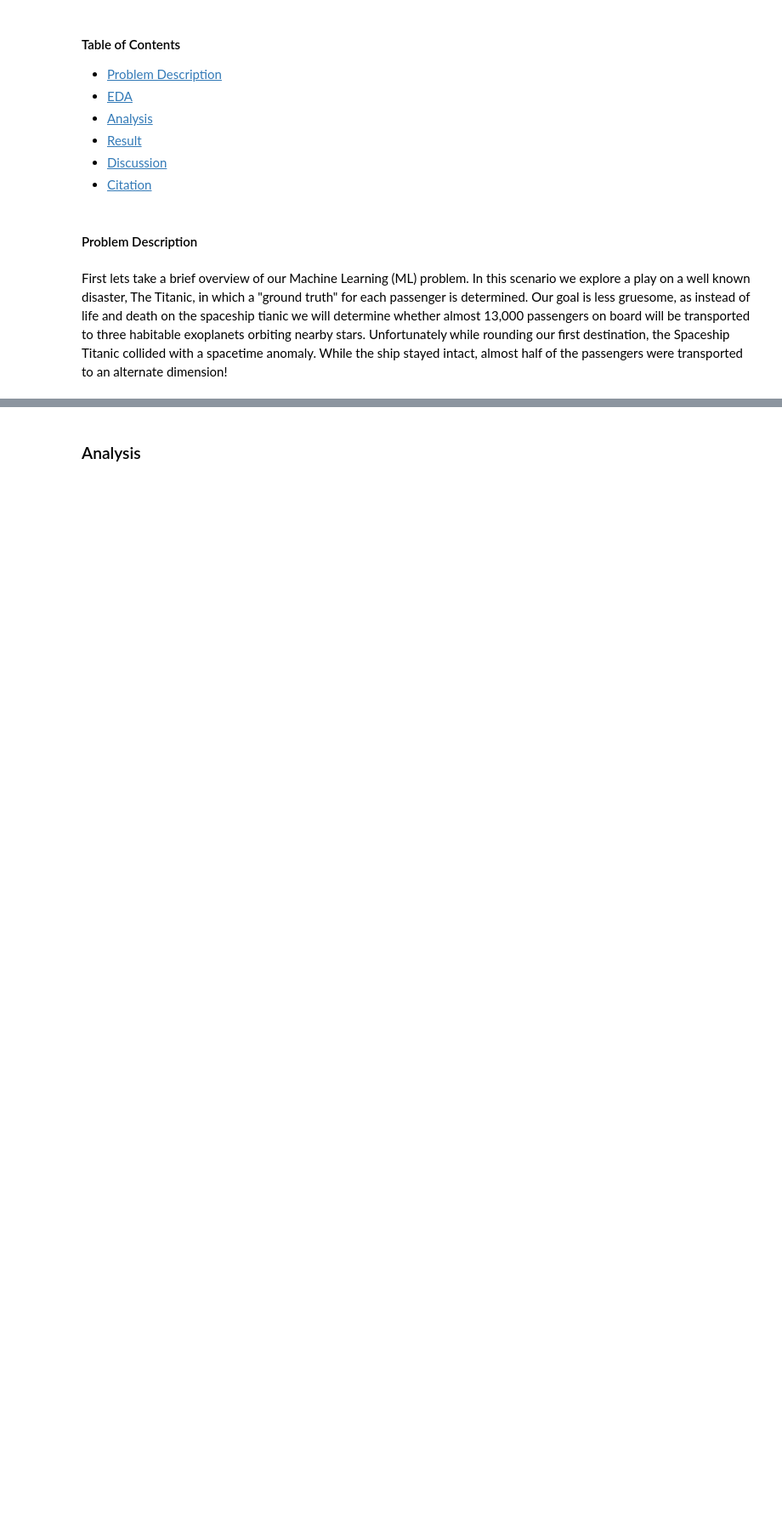
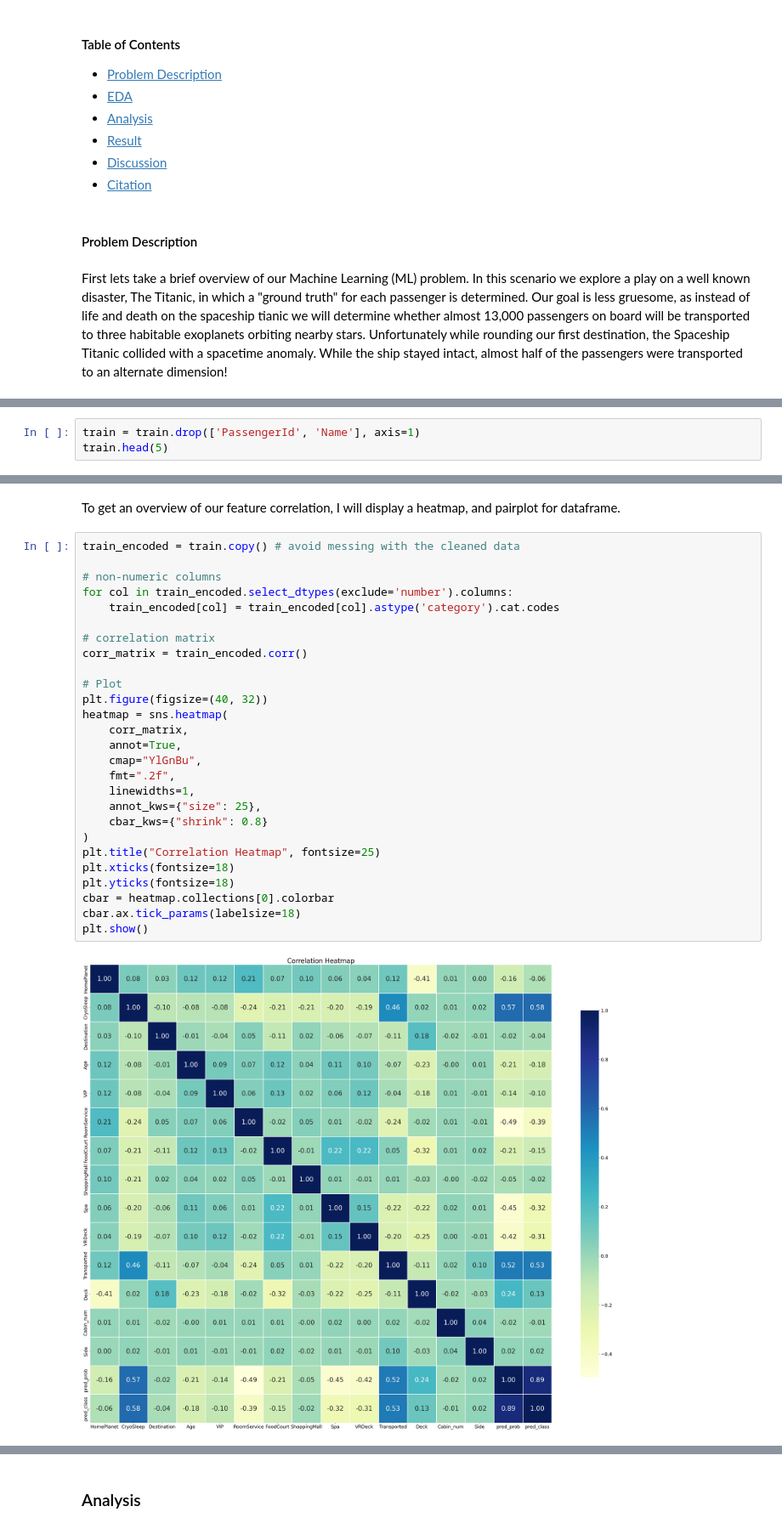
Before and after one commit to GHeart01/SpaceShip-Titanic-Supervised-ML-Project, a Jupyter notebook: SpaceshipTitanic.ipynb, the cells around one changed output, grey strips where cells are left out. Shown at 85% size. Drawn from its saved outputs; the diff is of its cells as text; blank space fills up the shorter version.

```diff
--- a/SpaceshipTitanic.ipynb
+++ b/SpaceshipTitanic.ipynb
@@ -147,0 +175,3 @@ print("Full train dataset shape is {}".format(dataset_df.shape))
+# %%
+train = train.drop(['PassengerId', 'Name'], axis=1)
+train.head(5)
@@ -147,0 +201,31 @@ print("Full train dataset shape is {}".format(dataset_df.shape))
+# %% [markdown]
+To get an overview of our feature correlation, I will display a heatmap, and pairplot for dataframe.
+# %%
+train_encoded = train.copy() # avoid messing with the cleaned data
+
+# non-numeric columns
+for col in train_encoded.select_dtypes(exclude='number').columns:
+    train_encoded[col] = train_encoded[col].astype('category').cat.codes
+
+# correlation matrix
+corr_matrix = train_encoded.corr()
+
+# Plot
+plt.figure(figsize=(40, 32))
+heatmap = sns.heatmap(
+    corr_matrix,
+    annot=True,
+    cmap="YlGnBu",
+    fmt=".2f",
+    linewidths=1,
+    annot_kws={"size": 25},
+    cbar_kws={"shrink": 0.8}
+)
+plt.title("Correlation Heatmap", fontsize=25)
+plt.xticks(fontsize=18)
+plt.yticks(fontsize=18)
+cbar = heatmap.collections[0].colorbar
+cbar.ax.tick_params(labelsize=18)
+plt.show()
+# %% [output]
+[figure, added]
```
Also changed, not shown: parts of 47 cells of this notebook, 3 other files.
